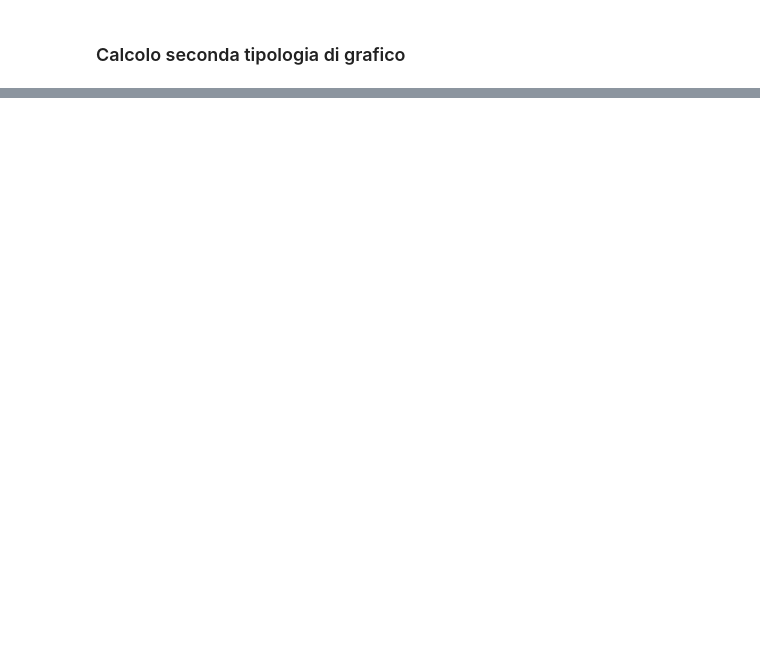
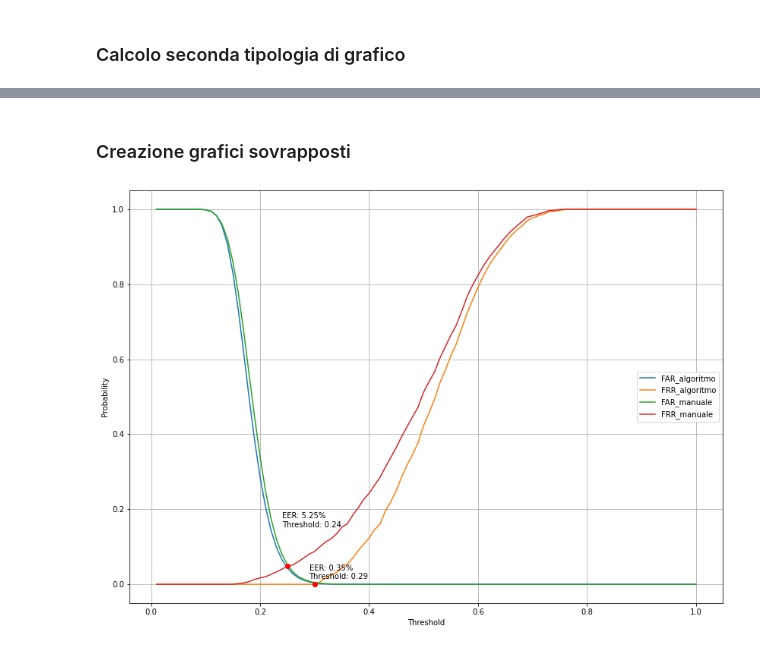
Before and after one commit to Simone-Smaldore/progetto-iqa-sensori, a Jupyter notebook: Utilità python/crea_grafici_FAR_FRR.ipynb, the cells around one changed output, grey strips where cells are left out. Drawn from its saved outputs; the diff is of its cells as text; code cells hidden in the pictures; blank space fills up the shorter version.

Commit message:
ß Generata immagine doppie curve e calcolate statistiche risultati

```diff
--- a/Utilità python/crea_grafici_FAR_FRR.ipynb
+++ b/Utilità python/crea_grafici_FAR_FRR.ipynb
@@ -147,0 +165,41 @@ plt.show()
+# %% [markdown]
+### Creazione grafici sovrapposti
+# %%
+# far_filtrati = threshold_far_norm
+# frr_filtrati = threshold_frr_norm
+
+far_non_filtrati = threshold_far_norm
+frr_non_filtrati = threshold_frr_norm
+# %%
+y_values = [i/100 for i in range(1, 101)]
+
+plt.figure(figsize=(14,10))
+plt.plot(y_values, far_filtrati, label='FAR_algoritmo')
+plt.plot(y_values, frr_filtrati, label='FRR_algoritmo')
+plt.plot(y_values, far_non_filtrati, label='FAR_manuale')
+plt.plot(y_values, frr_non_filtrati, label='FRR_manuale')
+plt.grid()
+plt.xlabel("Threshold")
+plt.ylabel("Probability")
+plt.legend()
+
+
+idx = np.argwhere(np.diff(np.sign(np.array(far_filtrati) - np.array(frr_filtrati)))).flatten()
+plt.plot(np.array(y_values)[idx], np.array(frr_filtrati)[idx], 'ro')
+
+index_eer = int(idx)
+EER_perc = round((far_filtrati[index_eer] * 100)* 100)/ 100
+
+plt.text(index_eer/100, EER_perc/100 + 0.01, f'EER: {EER_perc}%\nThreshold: {index_eer/100}')
+
+idx = np.argwhere(np.diff(np.sign(np.array(far_non_filtrati) - np.array(frr_non_filtrati)))).flatten()
+plt.plot(np.array(y_values)[idx], np.array(frr_non_filtrati)[idx], 'ro')
+
+index_eer = int(idx)
+EER_perc = round((far_non_filtrati[index_eer] * 100)* 100)/ 100
+
+plt.text(index_eer/100, EER_perc/100 + 0.1, f'EER: {EER_perc}%\nThreshold: {index_eer/100}')
+
+plt.show()
+# %% [output]
+[figure, added]
```
Also changed, not shown: parts of 5 cells of this notebook, 9 other files.
